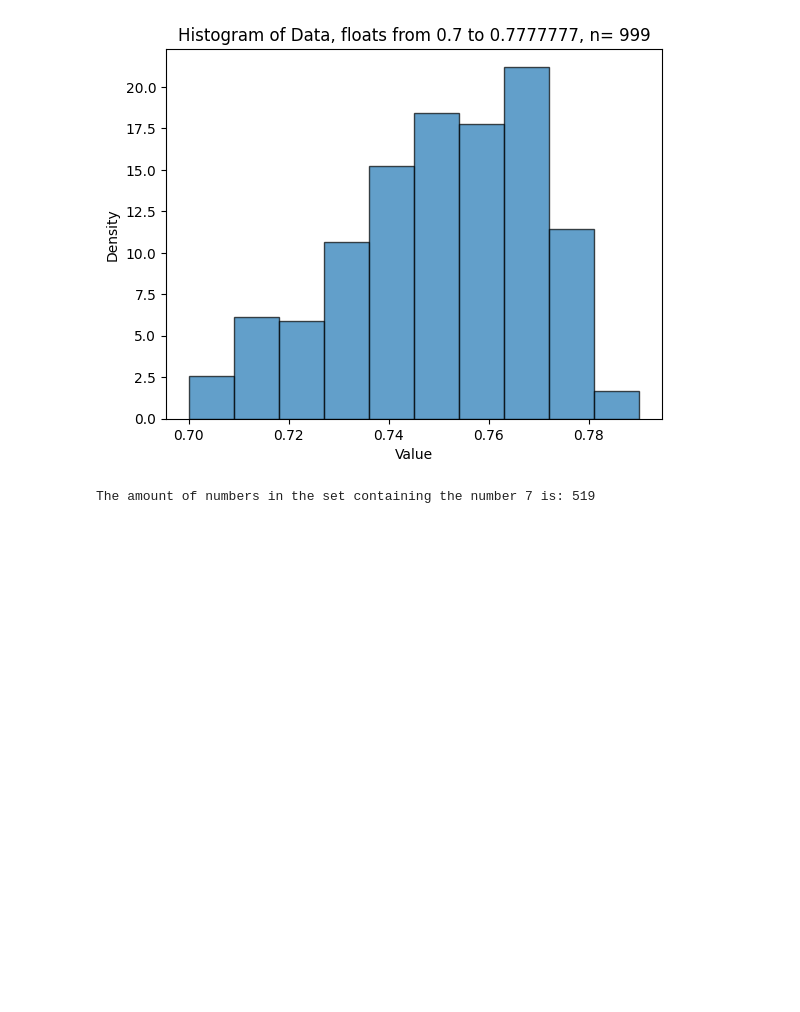
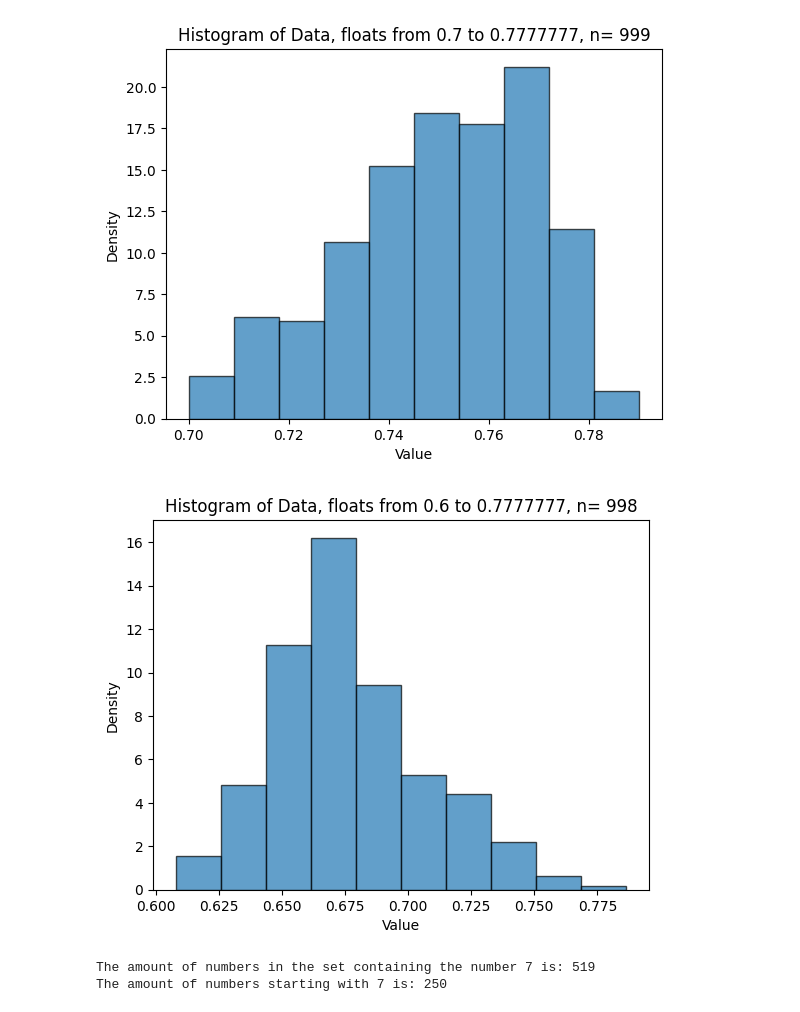
Before and after one commit to P-H-B-D/LLMNumericBias, a Jupyter notebook: plothist.ipynb, the cells around one changed output. Cells and saved outputs as stored; diff of their text form; code cells hidden in the pictures; blank space fills up the shorter version.

Commit message:
more data

```diff
--- a/plothist.ipynb
+++ b/plothist.ipynb
@@ -1,7 +1,7 @@
 # %%
 #open 0.7_0.7777777_n1001_nologit.csv using csv
 import csv
-with open('0.7_0.7777777_n1001_nologit.csv', newline='') as f:
+with open('./datasets/0.7_0.7777777_n1001_nologit.csv', newline='') as f:
     reader = csv.reader(f)
     data = list(reader)
 data=[float(n[0]) for n in data if n[0]!="" and n[0]!="\n" and n[0]!="None"]
@@ -22,6 +22,30 @@ plt.ylabel('Density')
 plt.show()
 # %% [output]
 [figure]
+# %%
+#open 0.7_0.7777777_n1001_nologit.csv using csv
+import csv
+with open('./datasets/0.6_0.7777777_n1001_nologit.csv', newline='') as f:
+    reader = csv.reader(f)
+    data = list(reader)
+data=[float(n[0]) for n in data if n[0]!="" and n[0]!="\n" and n[0]!="None"]
+# %%
+#plot data as a hist from 0.7 to 0.7777777 with 10 bins
+import numpy as np
+import matplotlib.pyplot as plt
+
+# Create normalized histogram
+plt.hist(data, bins=10, edgecolor='black', alpha=0.7, density=True)
+
+# Title and labels
+plt.title('Histogram of Data, floats from 0.6 to 0.7777777, n= '+str(len(data)))
+plt.xlabel('Value')
+plt.ylabel('Density')
+
+# Show plot
+plt.show()
+# %% [output]
+[figure, added]
 # %%
 import csv
 with open('0_100_n1001_nologit.csv', newline='') as f:
@@ -48,3 +72,4 @@ print("The amount of numbers starting with 7 is:",len([i for i in strdata if i[0
 plt.show()
 # %% [output]
 The amount of numbers in the set containing the number 7 is: 519
+The amount of numbers starting with 7 is: 250
```
Also changed, not shown: parts of 8 cells of this notebook, 14 other files.
